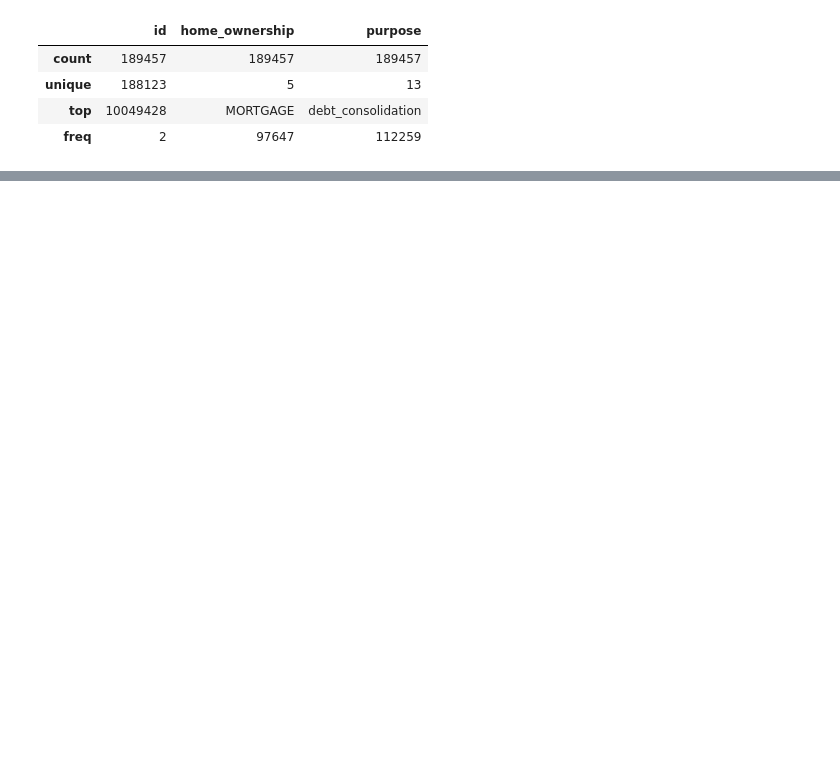
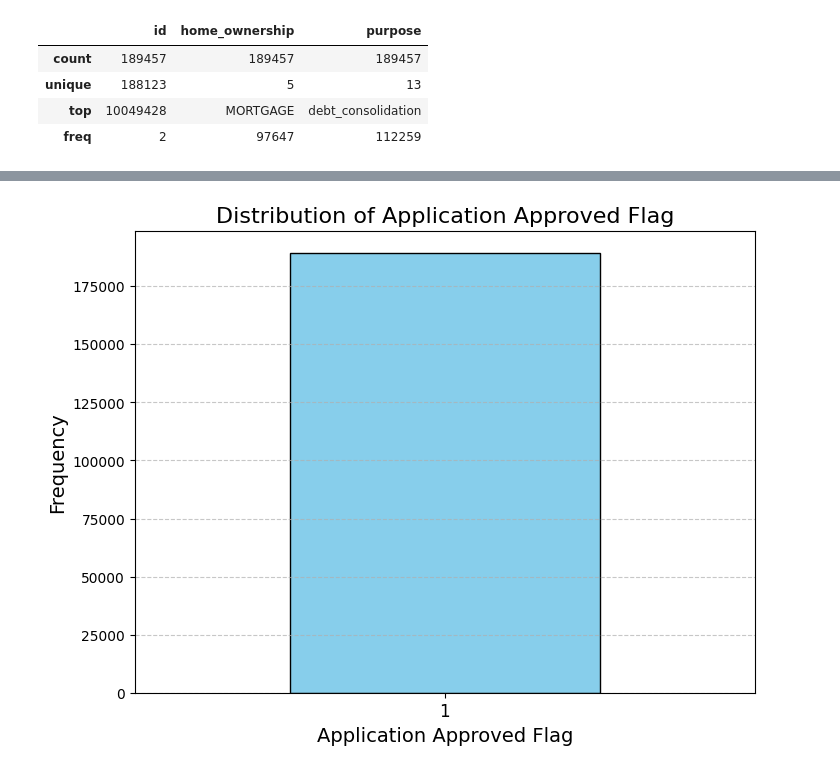
Before and after one commit to LvSophia/bad_loan_detection, a Jupyter notebook: JP_project.ipynb, the cells around one changed output, grey strips where cells are left out. Saved outputs shown, nothing was run; the diff lists cells and outputs as text; code cells hidden in the pictures; blank space fills up the shorter version.

```diff
--- a/JP_project.ipynb
+++ b/JP_project.ipynb
@@ -217,0 +249,12 @@ data.describe(include=['object']) ##categorical columns stas
+# %%
+# Visualization: Distribution of 'application_approved_flag'
+plt.figure(figsize=(8, 6))
+data['application_approved_flag'].value_counts().plot(kind='bar', color='skyblue', edgecolor='black')
+plt.title('Distribution of Application Approved Flag', fontsize=16)
+plt.xlabel('Application Approved Flag', fontsize=14)
+plt.ylabel('Frequency', fontsize=14)
+plt.xticks(rotation=0, fontsize=12)
+plt.grid(axis='y', linestyle='--', alpha=0.7)
+plt.show()
+# %% [output]
+[figure, added]
```
Also changed, not shown: parts of 6 cells of this notebook.
